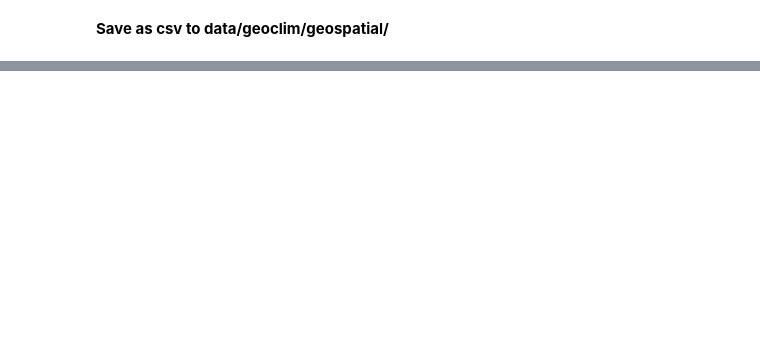
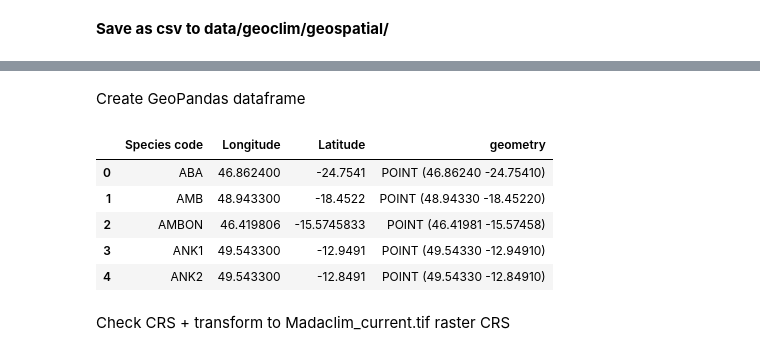
Before and after one commit to tahiri-lab/py_madaclim, a Jupyter notebook: src/data_exploration.ipynb, the cells around one changed output, grey strips where cells are left out. Saved outputs shown, nothing was run; the diff lists cells and outputs as text; code cells hidden in the pictures; blank space fills up the shorter version.

Commit message:
GPS transform + raster extraction

```diff
--- a/src/data_exploration.ipynb
+++ b/src/data_exploration.ipynb
@@ -116,0 +281,3 @@ Number of samples for specimens with BOTH GPS AND genetic data : 56
+# %%
+df_positions_all = df_gps_all[["Species code", "Longitude", "Latitude"]]
+df_positions_all.head()
@@ -116,0 +293,4 @@ Number of samples for specimens with BOTH GPS AND genetic data : 56
+# %%
+# Beware of lon/lat order in instance creation
+points = [Point(float(row["Longitude"]), float(row["Latitude"])) for index, row in df_positions_all.iterrows()]
+points[0:10]
@@ -116,0 +308,16 @@ Number of samples for specimens with BOTH GPS AND genetic data : 56
+# %% [markdown]
+Create GeoPandas dataframe
+# %%
+# Original coordinates under GPS format aka epsg:4326
+gdf_postions_all = "Reset"
+gdf_postions_all = gpd.GeoDataFrame(df_positions_all, geometry=points, crs=4326)
+gdf_postions_all.head()
+# %% [output]
+|  | Species code | Longitude | Latitude | geometry |
+| 0 | ABA | 46.862400 | -24.7541 | POINT (46.86240 -24.75410) |
+| 1 | AMB | 48.943300 | -18.4522 | POINT (48.94330 -18.45220) |
+| 2 | AMBON | 46.419806 | -15.5745833 | POINT (46.41981 -15.57458) |
+| 3 | ANK1 | 49.543300 | -12.9491 | POINT (49.54330 -12.94910) |
+| 4 | ANK2 | 49.543300 | -12.8491 | POINT (49.54330 -12.84910) |
+# %% [markdown]
+Check CRS + transform to Madaclim_current.tif raster CRS
```
Also changed, not shown: parts of 53 cells of this notebook.
